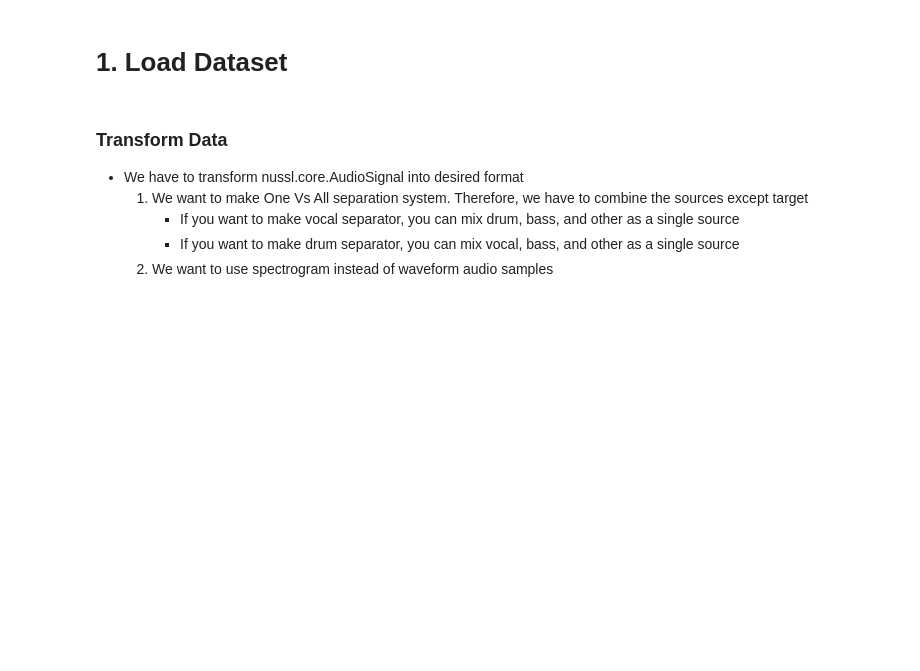
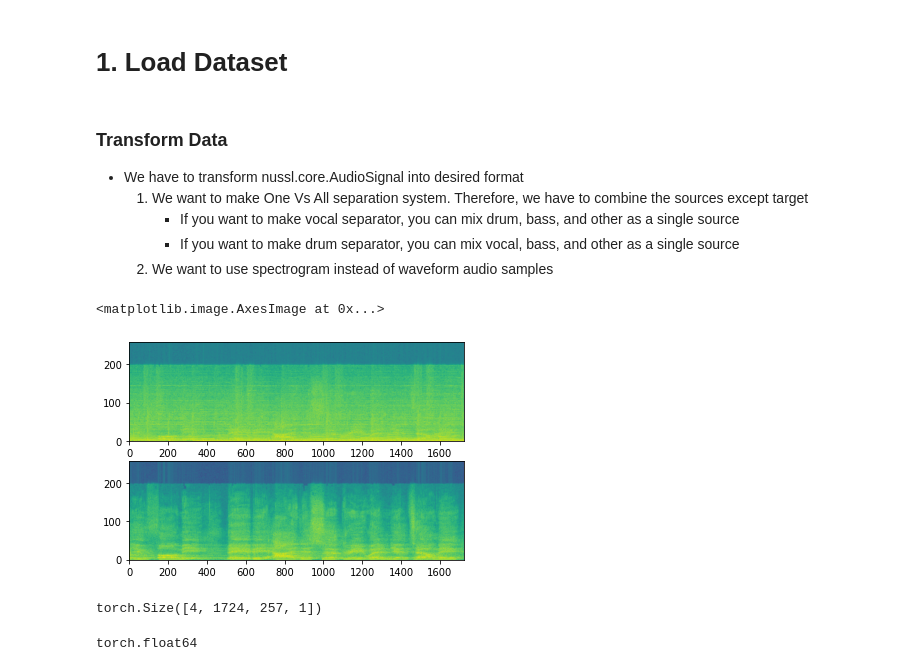
Before and after one commit to jdasam/ant5015, a Jupyter notebook: notebooks/9th_week_source_separation.ipynb, the cells around one changed output. Cells and saved outputs as stored; diff of their text form; code cells hidden in the pictures; blank space fills up the shorter version.

```diff
--- a/notebooks/9th_week_source_separation.ipynb
+++ b/notebooks/9th_week_source_separation.ipynb
@@ -94,3 +123,11 @@ for key in item:
+# %%
+plt.subplot(2,1,1)
+plt.imshow(item['mix_magnitude'][:,:,0].log().T, aspect='auto', origin='lower')
+plt.subplot(2,1,2)
+plt.imshow(item['source_magnitudes'][:,:,0,0].log().T, aspect='auto', origin='lower')
+# %% [output]
+<matplotlib.image.AxesImage at 0x...>
+[figure, added]
 # %%
 stft_params = nussl.STFTParams(window_length=512, hop_length=128, window_type='sqrt_hann')
 tfm = nussl_tfm.Compose([
@@ -108,3 +145,16 @@ trainset = data.on_the_fly(stft_params,
                           duration=duration)
 item = trainset[0]
 print(item.keys())
+# %%
+import torch
+
+train_loader = torch.utils.data.DataLoader(trainset, batch_size=16, shuffle=True)
+
+batch = next(iter(train_loader))
+batch['mix_magnitude'].shape
+# %% [output]
+torch.Size([4, 1724, 257, 1])
+# %%
+batch['mix_magnitude'].dtype
+# %% [output]
+torch.float64
```
Also changed, not shown: parts of 17 cells of this notebook, 1 other file.
